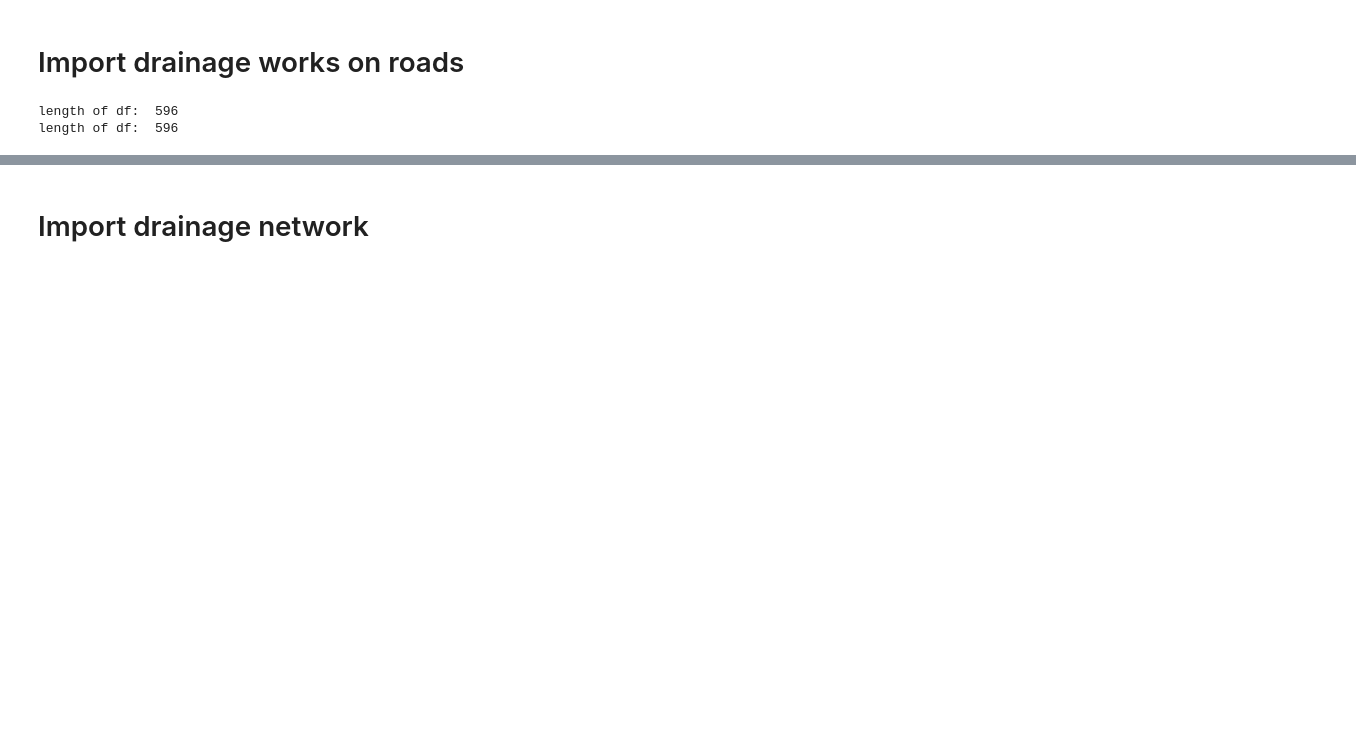
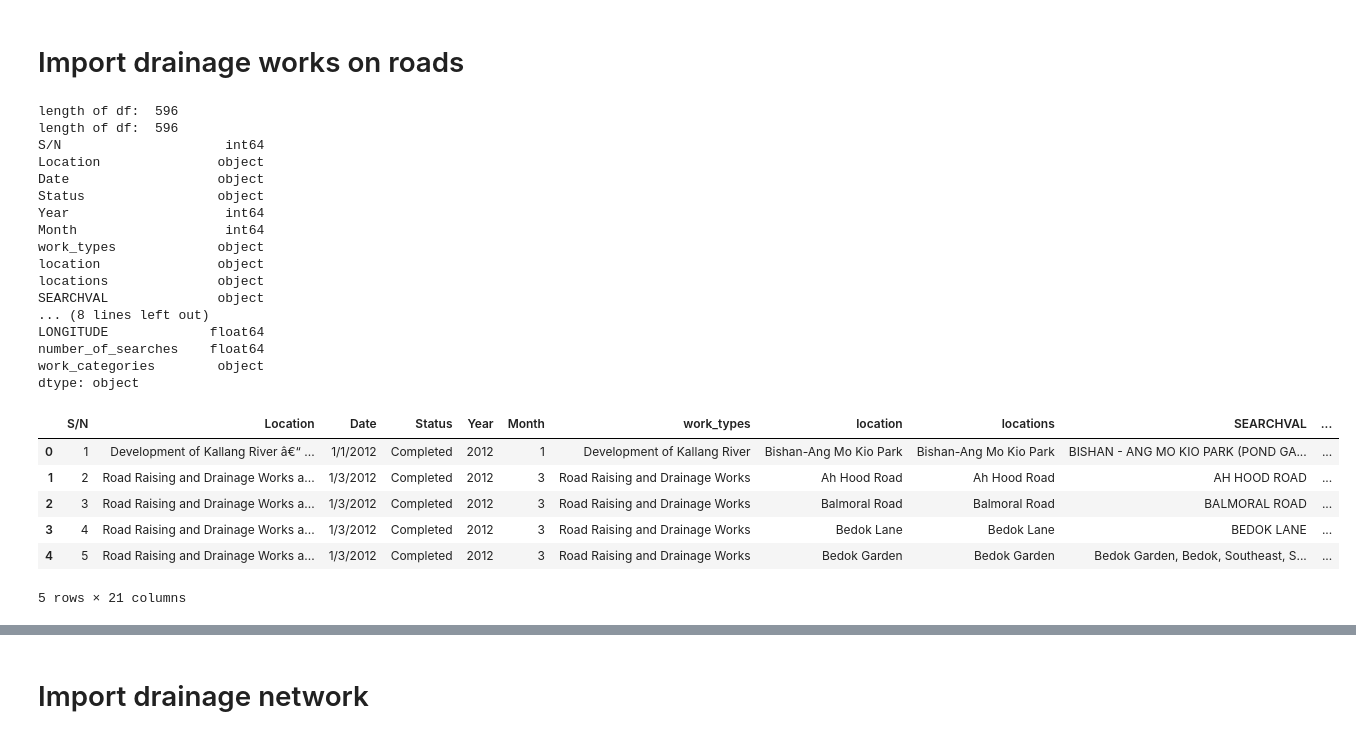
Before and after one commit to pakhuiying/property_prices_flood, a Jupyter notebook: drain_analysis.ipynb, the cells around one changed output, grey strips where cells are left out. Cells and saved outputs as stored; diff of their text form; code cells hidden in the pictures; blank space fills up the shorter version.

```diff
--- a/drain_analysis.ipynb
+++ b/drain_analysis.ipynb
@@ -183,8 +183,51 @@ np.float32(167.37)
 # %%
 drainage_works = pd.read_csv(r"C:\Users\hypak\OneDrive - Singapore Management University\Documents\Projects\Risk Assessment\Impact of flood on property prices\Exported_Data\drainage_works_roads_2012_2024.csv")
 print("length of df: ",len(drainage_works))
 drainage_works = drainage_works.dropna(subset=["LATITUDE","LONGITUDE"])
 print("length of df: ",len(drainage_works))
+print(drainage_works.dtypes)
+# # rename similar types of drainage works
+# def recategorise_drainage_works(text):
+#     text = text.strip()
+#     # Check if the entire string matches "drainage work(s)"
+#     if re.fullmatch(r"drainage\s+works?", text, flags=re.IGNORECASE):
+#         cat = "Drainage Work"
+#     elif re.fullmatch(r"road\s+raising(\s+works?)?", text, flags=re.IGNORECASE):
+#         cat = "Road Raising"
+#     elif re.match(r"Improvement\s+to\s+Roadside\s+Drains\s+In\s+(.*)(EUP)",text, flags=re.IGNORECASE):
+#         cat = 'Improvement to Roadside Drains In EUP'
+#     elif re.match(r"Improvement\s+to\s+Roadside\s+Drains\s+and\s+Watermain\s+Replacement(.*)$",text, flags=re.IGNORECASE):
+#         cat = "Improvement to Roadside Drains and Watermain Replacement"
+#     elif re.match(r"Improvement\s+to\s+Roadside\s+Drains(.*)$",text, flags=re.IGNORECASE):
+#         cat = "Improvement to Roadside Drains"
+#     else:
+#         cat = text
+#     return cat
+# drainage_works["work_categories"] = drainage_works["work_types"].apply(lambda x: recategorise_drainage_works(x))
+
+drainage_works.head()
 # %% [output]
 length of df:  596
 length of df:  596
+S/N                     int64
+Location               object
+Date                   object
+Status                 object
+Year                    int64
+Month                   int64
+work_types             object
+location               object
+locations              object
+SEARCHVAL              object
+... (8 lines left out)
+LONGITUDE             float64
+number_of_searches    float64
+work_categories        object
+dtype: object
+|  | S/N | Location | Date | Status | Year | Month | work_types | location | locations | SEARCHVAL | ... |
+| 0 | 1 | Development of Kallang River â€“ ... | 1/1/2012 | Completed | 2012 | 1 | Development of Kallang River | Bishan-Ang Mo Kio Park | Bishan-Ang Mo Kio Park | BISHAN - ANG MO KIO PARK (POND GA... | ... |
+| 1 | 2 | Road Raising and Drainage Works a... | 1/3/2012 | Completed | 2012 | 3 | Road Raising and Drainage Works | Ah Hood Road | Ah Hood Road | AH HOOD ROAD | ... |
+| 2 | 3 | Road Raising and Drainage Works a... | 1/3/2012 | Completed | 2012 | 3 | Road Raising and Drainage Works | Balmoral Road | Balmoral Road | BALMORAL ROAD | ... |
+| 3 | 4 | Road Raising and Drainage Works a... | 1/3/2012 | Completed | 2012 | 3 | Road Raising and Drainage Works | Bedok Lane | Bedok Lane | BEDOK LANE | ... |
+| 4 | 5 | Road Raising and Drainage Works a... | 1/3/2012 | Completed | 2012 | 3 | Road Raising and Drainage Works | Bedok Garden | Bedok Garden | Bedok Garden, Bedok, Southeast, S... | ... |
+5 rows × 21 columns
```
Also changed, not shown: parts of 3 cells of this notebook.
